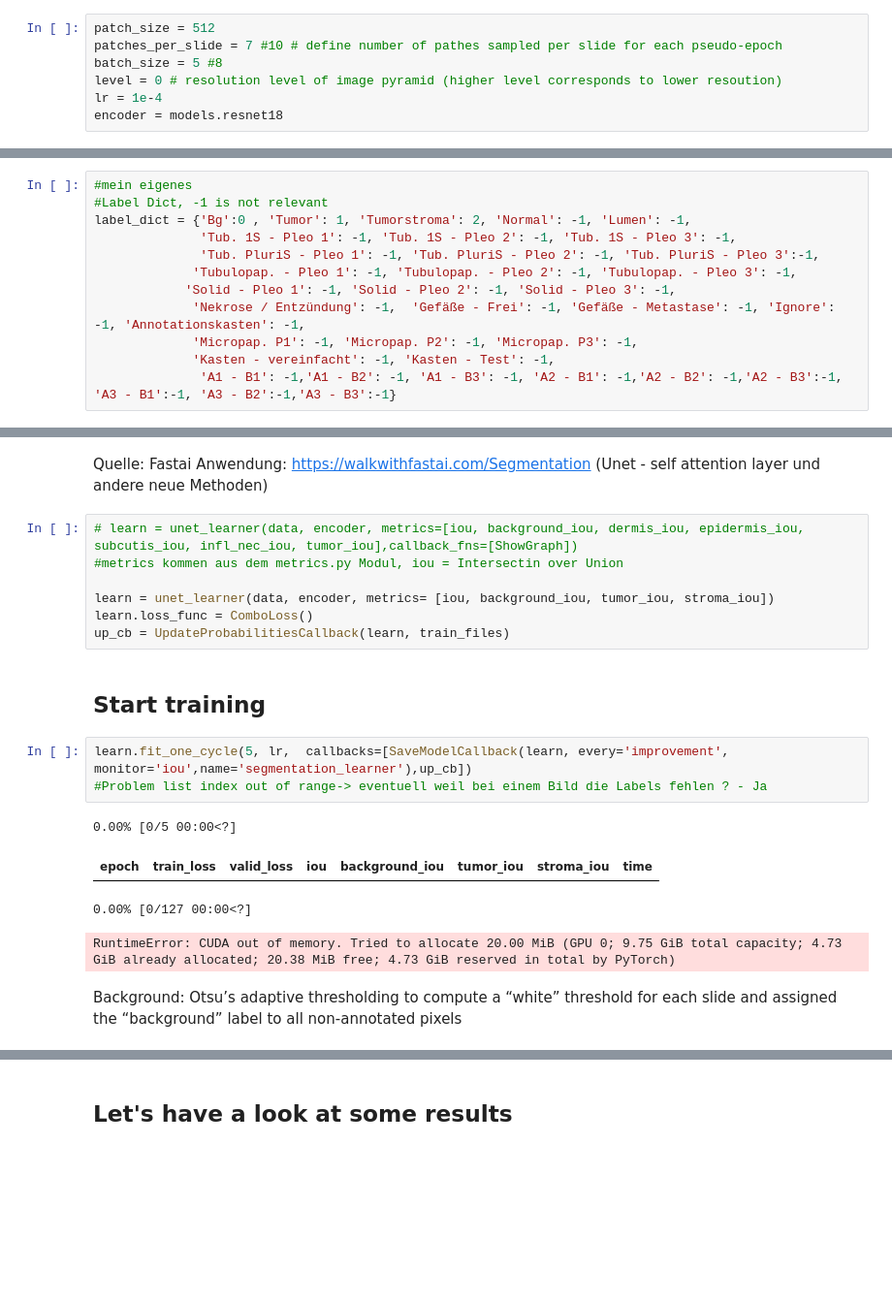
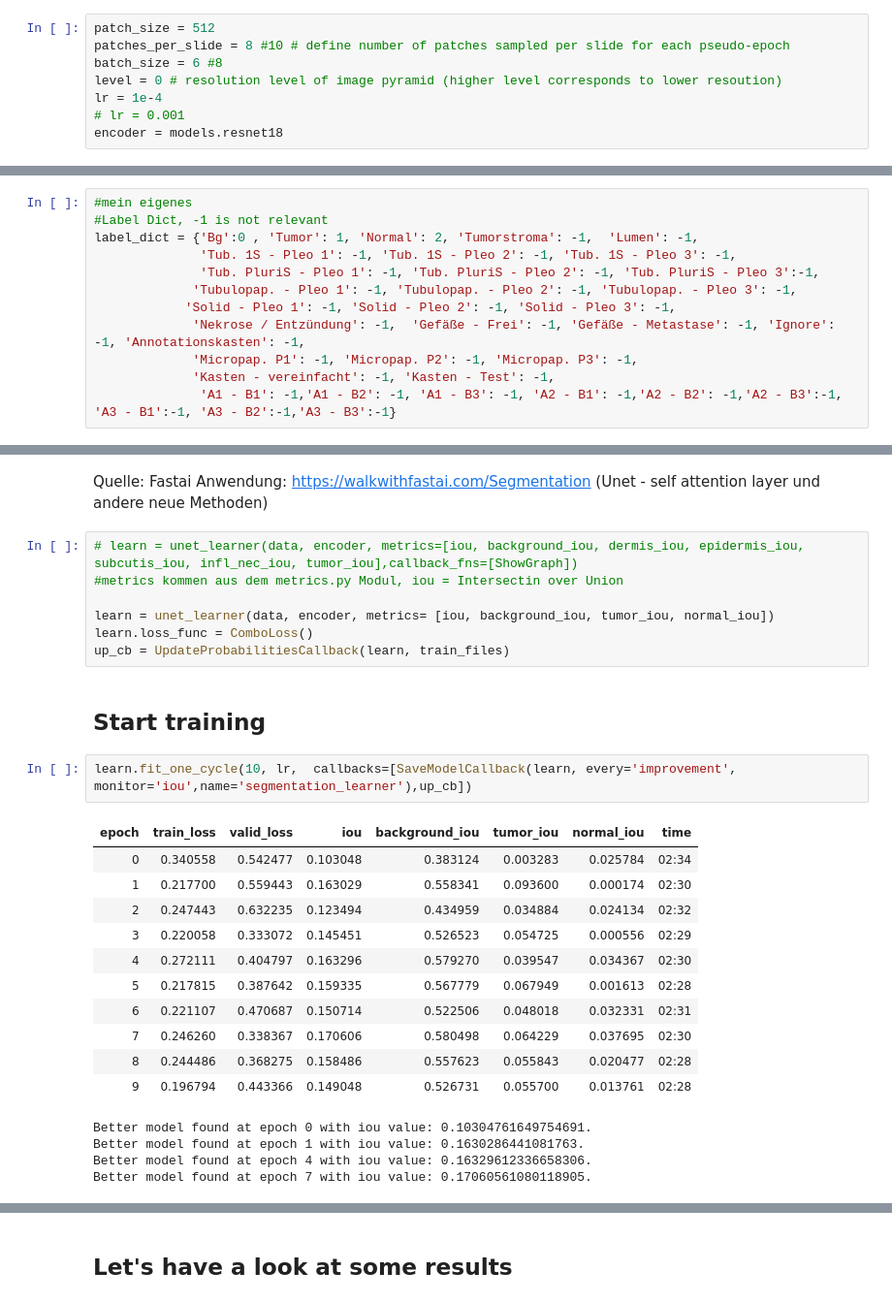
Before and after one commit to llloretta/CanineMammaryTumorGrading, a Jupyter notebook: segmentation/segmentation_training.ipynb, the cells around one changed output, grey strips where cells are left out. Shown at 97% size. Saved outputs shown, nothing was run; the diff lists cells and outputs as text; blank space fills up the shorter version.

```diff
--- a/segmentation/segmentation_training.ipynb
+++ b/segmentation/segmentation_training.ipynb
@@ -34,10 +34,11 @@ device(type='cuda')
 ## Define model input parameters
 # %%
 patch_size = 512
-patches_per_slide = 7 #10 # define number of pathes sampled per slide for each pseudo-epoch
-batch_size = 5 #8
+patches_per_slide = 8 #10 # define number of patches sampled per slide for each pseudo-epoch
+batch_size = 6 #8
 level = 0 # resolution level of image pyramid (higher level corresponds to lower resoution)
 lr = 1e-4
+# lr = 0.001
 encoder = models.resnet18
 # %% [markdown]
 ## Define paths of slide folder and annotation JSON
@@ -56,7 +57,7 @@ annotation_file = "/home/klose/Data/CMC.json"
 # %%
 #mein eigenes
 #Label Dict, -1 is not relevant
-label_dict = {'Bg':0 , 'Tumor': 1, 'Tumorstroma': 2, 'Normal': -1, 'Lumen': -1,
+label_dict = {'Bg':0 , 'Tumor': 1, 'Normal': 2, 'Tumorstroma': -1,  'Lumen': -1,
               'Tub. 1S - Pleo 1': -1, 'Tub. 1S - Pleo 2': -1, 'Tub. 1S - Pleo 3': -1,
               'Tub. PluriS - Pleo 1': -1, 'Tub. PluriS - Pleo 2': -1, 'Tub. PluriS - Pleo 3':-1,
              'Tubulopap. - Pleo 1': -1, 'Tubulopap. - Pleo 2': -1, 'Tubulopap. - Pleo 3': -1,
@@ -112,18 +118,26 @@ Fastai Anwendung: https://walkwithfastai.com/Segmentation (Unet - self attention
 # learn = unet_learner(data, encoder, metrics=[iou, background_iou, dermis_iou, epidermis_iou, subcutis_iou, infl_nec_iou, tumor_iou],callback_fns=[ShowGraph])
 #metrics kommen aus dem metrics.py Modul, iou = Intersectin over Union
 
-learn = unet_learner(data, encoder, metrics= [iou, background_iou, tumor_iou, stroma_iou])
+learn = unet_learner(data, encoder, metrics= [iou, background_iou, tumor_iou, normal_iou])
 learn.loss_func = ComboLoss()
 up_cb = UpdateProbabilitiesCallback(learn, train_files)
 # %% [markdown]
 ## Start training
 # %%
-learn.fit_one_cycle(5, lr,  callbacks=[SaveModelCallback(learn, every='improvement', monitor='iou',name='segmentation_learner'),up_cb])
-#Problem list index out of range-> eventuell weil bei einem Bild die Labels fehlen ? - Ja
+learn.fit_one_cycle(10, lr,  callbacks=[SaveModelCallback(learn, every='improvement', monitor='iou',name='segmentation_learner'),up_cb])
 # %% [output]
+| epoch | train_loss | valid_loss | iou | background_iou | tumor_iou | normal_iou | time |
+| 0 | 0.340558 | 0.542477 | 0.103048 | 0.383124 | 0.003283 | 0.025784 | 02:34 |
+| 1 | 0.217700 | 0.559443 | 0.163029 | 0.558341 | 0.093600 | 0.000174 | 02:30 |
+| 2 | 0.247443 | 0.632235 | 0.123494 | 0.434959 | 0.034884 | 0.024134 | 02:32 |
+| 3 | 0.220058 | 0.333072 | 0.145451 | 0.526523 | 0.054725 | 0.000556 | 02:29 |
+| 4 | 0.272111 | 0.404797 | 0.163296 | 0.579270 | 0.039547 | 0.034367 | 02:30 |
+| 5 | 0.217815 | 0.387642 | 0.159335 | 0.567779 | 0.067949 | 0.001613 | 02:28 |
+| 6 | 0.221107 | 0.470687 | 0.150714 | 0.522506 | 0.048018 | 0.032331 | 02:31 |
+| 7 | 0.246260 | 0.338367 | 0.170606 | 0.580498 | 0.064229 | 0.037695 | 02:30 |
+| 8 | 0.244486 | 0.368275 | 0.158486 | 0.557623 | 0.055843 | 0.020477 | 02:28 |
+| 9 | 0.196794 | 0.443366 | 0.149048 | 0.526731 | 0.055700 | 0.013761 | 02:28 |
-0.00% [0/5 00:00<?]
+Better model found at epoch 0 with iou value: 0.10304761649754691.
+Better model found at epoch 1 with iou value: 0.1630286441081763.
+Better model found at epoch 4 with iou value: 0.16329612336658306.
+Better model found at epoch 7 with iou value: 0.17060561080118905.
-| epoch | train_loss | valid_loss | iou | background_iou | tumor_iou | stroma_iou | time |
-0.00% [0/127 00:00<?]
-RuntimeError: CUDA out of memory. Tried to allocate 20.00 MiB (GPU 0; 9.75 GiB total capacity; 4.73 GiB already allocated; 20.38 MiB free; 4.73 GiB reserved in total by PyTorch)
-# %% [markdown]
-Background: Otsu’s adaptive thresholding to compute a “white” threshold for each slide and assigned the “background” label to all non-annotated pixels
```
Also changed, not shown: parts of 7 cells of this notebook, 6 other files.
